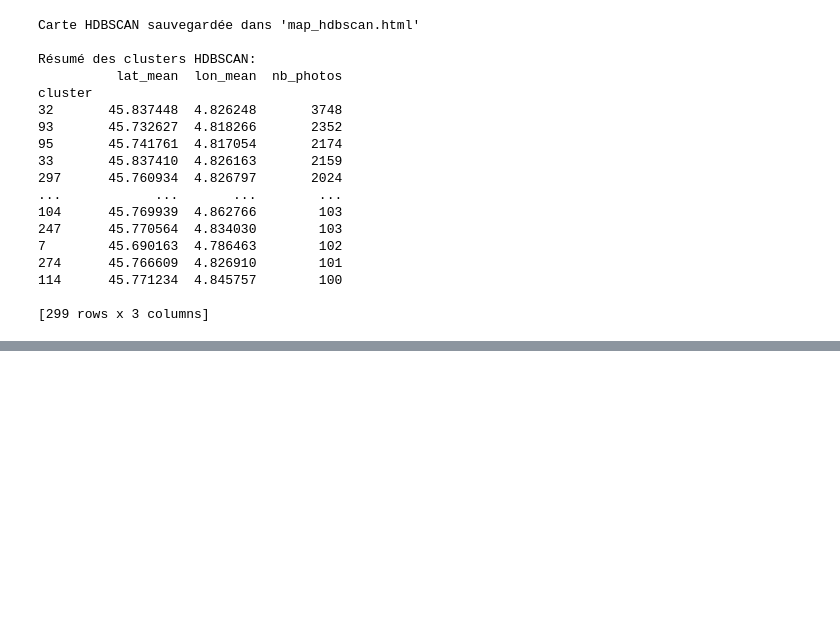
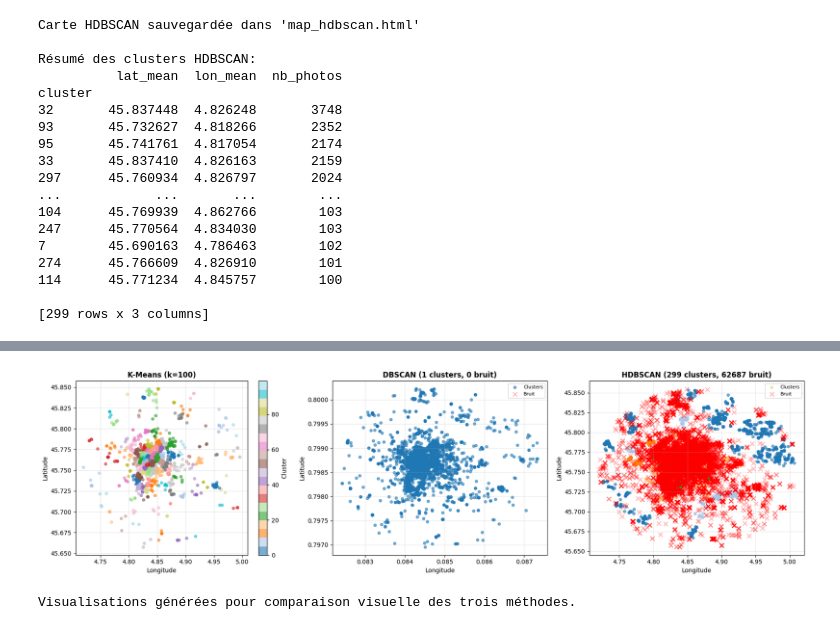
Before and after one commit to dame483/geoloc, a Jupyter notebook: GeolocNotebook.ipynb, the cells around one changed output, grey strips where cells are left out. Cells and saved outputs as stored; diff of their text form; code cells hidden in the pictures; blank space fills up the shorter version.

```diff
--- a/GeolocNotebook.ipynb
+++ b/GeolocNotebook.ipynb
@@ -523,0 +667,60 @@ cluster
+# %%
+# Visualisation comparative des clusters
+
+fig, axes = plt.subplots(1, 3, figsize=(18, 5))
+
+# 1. K-Means
+ax1 = axes[0]
+sample_indices = np.random.choice(len(data2D_rad), 5000, replace=False)
+kmeans_sample = kmeans.fit_predict(data2D_rad.iloc[sample_indices])
+scatter1 = ax1.scatter(data2D.iloc[sample_indices, 1],
+                       data2D.iloc[sample_indices, 0],
+                       c=kmeans_sample, cmap='tab20', s=20, alpha=0.6)
+ax1.set_title(f'K-Means (k={kmeans_n_clusters})', fontsize=12, fontweight='bold')
+ax1.set_xlabel('Longitude')
+ax1.set_ylabel('Latitude')
+ax1.grid(True, alpha=0.3)
+plt.colorbar(scatter1, ax=ax1, label='Cluster')
+
+# 2. DBSCAN
+ax2 = axes[1]
+is_noise = best_labels == -1
+colors_dbscan = np.where(is_noise, -1, best_labels)
+scatter2 = ax2.scatter(x_sample.loc[~is_noise, ' long'],
+                       x_sample.loc[~is_noise, ' lat'],
+                       c=best_labels[~is_noise], cmap='tab20', s=20, alpha=0.6,
+                       label='Clusters')
+ax2.scatter(x_sample.loc[is_noise, ' long'],
+           x_sample.loc[is_noise, ' lat'],
+           c='red', marker='x', s=50, alpha=0.3, label='Bruit')
+ax2.set_title(f'DBSCAN ({dbscan_n_clusters} clusters, {dbscan_n_noise} bruit)',
+              fontsize=12, fontweight='bold')
+ax2.set_xlabel('Longitude')
+ax2.set_ylabel('Latitude')
+ax2.legend(fontsize=8)
+ax2.grid(True, alpha=0.3)
+
+# 3. HDBSCAN
+ax3 = axes[2]
+is_noise_hdb = labels_reset == -1
+scatter3 = ax3.scatter(data2D_reset.loc[~is_noise_hdb, ' long'],
+                       data2D_reset.loc[~is_noise_hdb, ' lat'],
+                       c=labels_reset[~is_noise_hdb], cmap='tab20', s=20, alpha=0.6,
+                       label='Clusters')
+ax3.scatter(data2D_reset.loc[is_noise_hdb, ' long'],
+           data2D_reset.loc[is_noise_hdb, ' lat'],
+           c='red', marker='x', s=50, alpha=0.3, label='Bruit')
+ax3.set_title(f'HDBSCAN ({hdbscan_n_clusters} clusters, {hdbscan_n_noise} bruit)',
+              fontsize=12, fontweight='bold')
+ax3.set_xlabel('Longitude')
+ax3.set_ylabel('Latitude')
+ax3.legend(fontsize=8)
+ax3.grid(True, alpha=0.3)
+
+plt.tight_layout()
+plt.show()
+
+print("\nVisualisations générées pour comparaison visuelle des trois méthodes.")
+# %% [output]
+[figure, added]
+Visualisations générées pour comparaison visuelle des trois méthodes.
```
Also changed, not shown: parts of 10 cells of this notebook, 1 other file.
